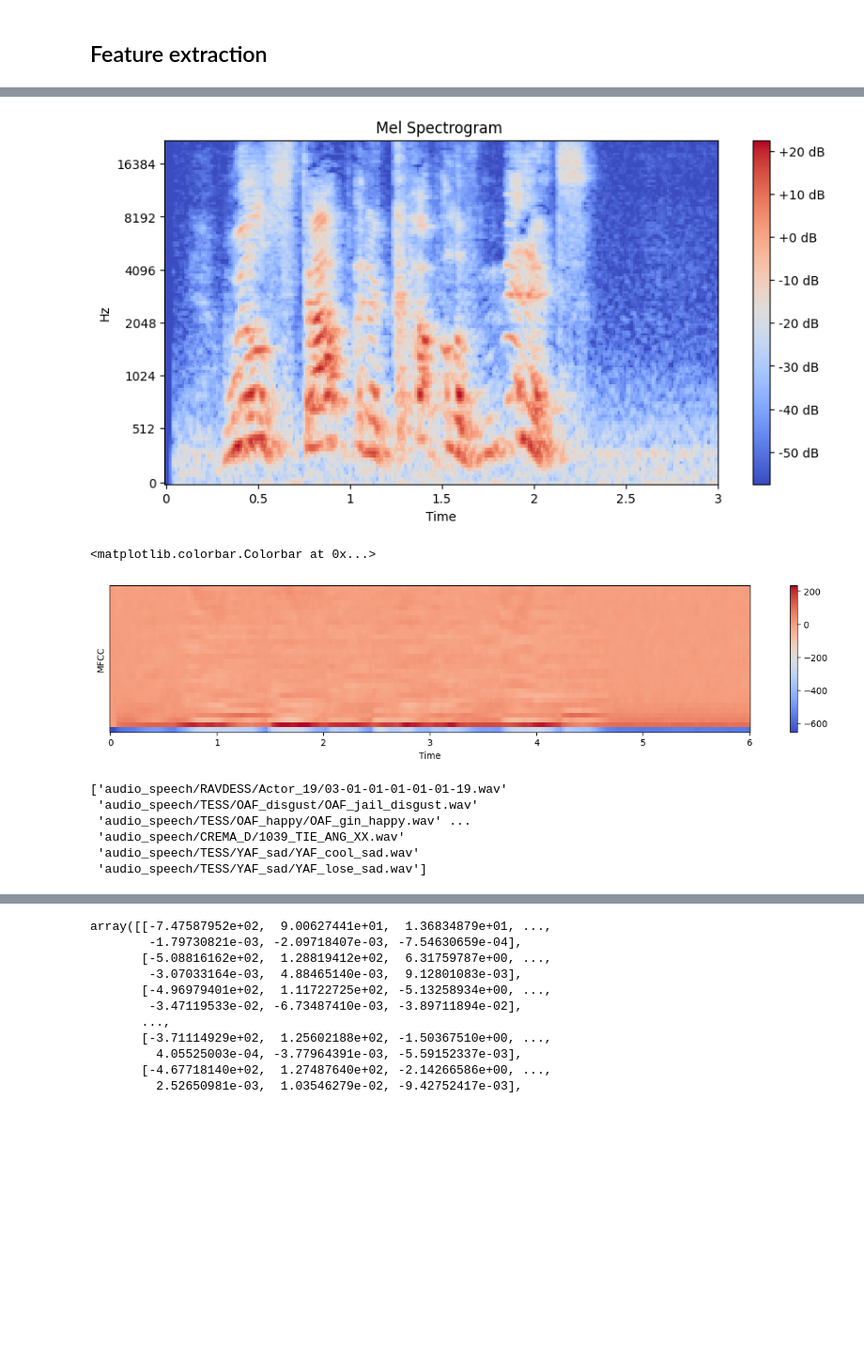
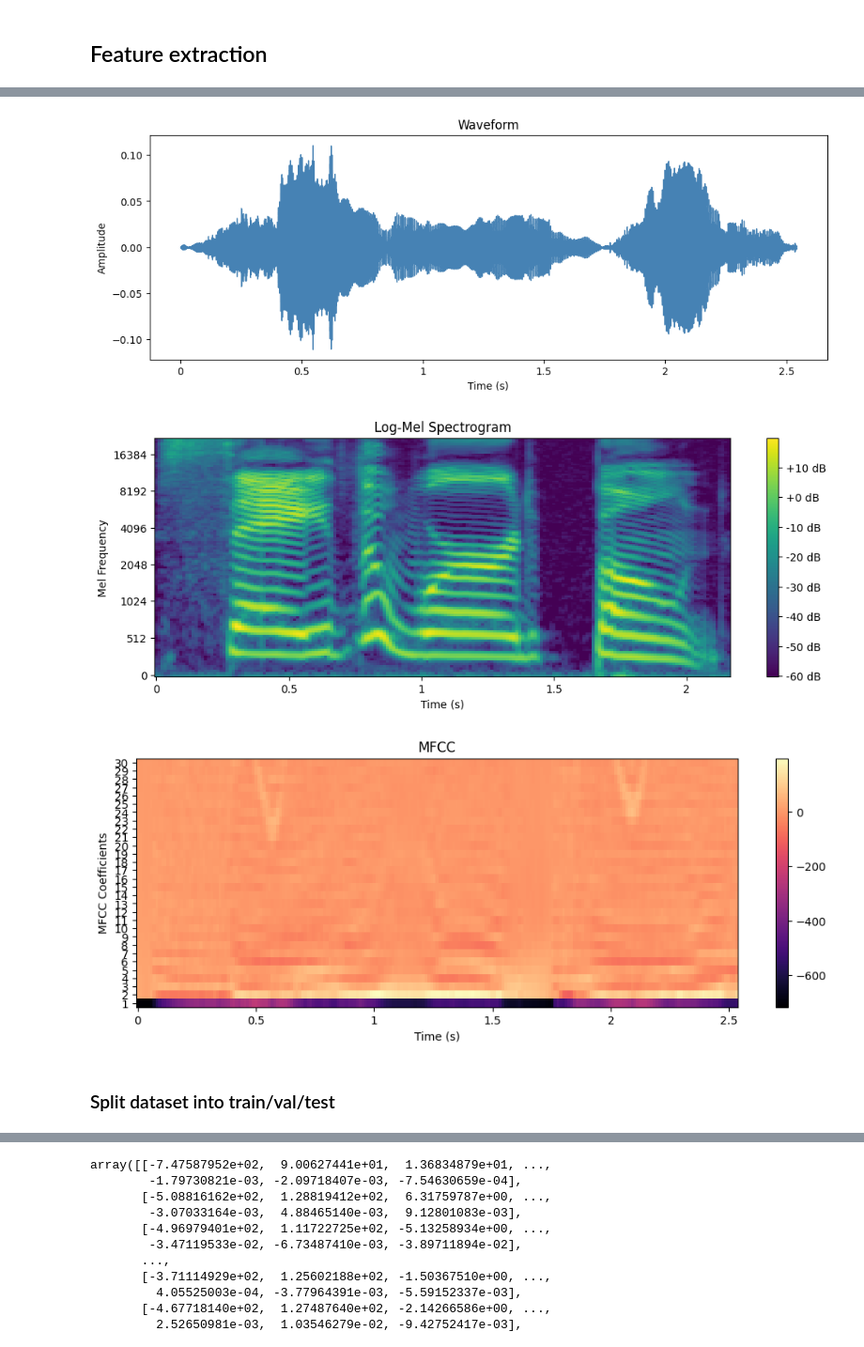
Before and after one commit to Chesh1M/Speech-Emotion-Recognition, a Jupyter notebook: dataset.ipynb, the cells around one changed output, grey strips where cells are left out. Shown at 94% size. Cells and saved outputs as stored; diff of their text form; code cells hidden in the pictures; blank space fills up the shorter version.

```diff
--- a/dataset.ipynb
+++ b/dataset.ipynb
@@ -155,2 +149,0 @@ test_files[0]
-# %%
-y, sr = librosa.load(test_files[0], sr=SR, res_type='kaiser_fast')
@@ -158,38 +193,49 @@ y, sr = librosa.load(test_files[0], sr=SR, res_type='kaiser_fast')
 ipd.Audio(y,rate=sr)
 # %% [output]
 [interactive output not drawn]
+# %%
+# CREATE LOG MEL SPECTROGRAM
+# 1. Mel Spectrogram (in dB)
+mel_spec = librosa.feature.melspectrogram(y=y, sr=sr, n_mels=128, fmax=8000)
+log_mel_spec = librosa.power_to_db(mel_spec)
+
+# 2. MFCC (from Mel Spectrogram)
+mfcc = librosa.feature.mfcc(S=log_mel_spec, n_mfcc=30)
+
+# (1) Waveform
+plt.figure(figsize=(12, 4))
+librosa.display.waveshow(y, sr=sr, color='steelblue')
+plt.title('Waveform')
+plt.xlabel('Time (s)')
+plt.ylabel('Amplitude')
+plt.show()
+# %% [output]
+[figure, added]
 # %%
-# CREATE LOG MEL SPECTROGRAM
-plt.figure(figsize=(10, 5))
-spectrogram = librosa.feature.melspectrogram(y=y, sr=sr, n_mels=128,fmax=8000)
-log_spectrogram = librosa.power_to_db(spectrogram)
-librosa.display.specshow(log_spectrogram, y_axis='mel', sr=sr, x_axis='time');
-plt.title('Mel Spectrogram ')
-plt.colorbar(format='%+2.0f dB');
+# (2) Mel Spectrogram
+plt.figure(figsize=(12, 4))
+librosa.display.specshow(log_mel_spec, sr=sr, x_axis='time', y_axis='mel', cmap='viridis')
+plt.title('Log-Mel Spectrogram')
+plt.xlabel('Time (s)')
+plt.ylabel('Mel Frequency')
+plt.colorbar(format='%+2.0f dB')
+plt.show()
 # %% [output]
-[figure, old version]
+[figure, new version]
-# %%
-mfcc = librosa.feature.mfcc(y=y, sr=sr, n_mfcc=30)
-
-# MFCC
-plt.figure(figsize=(16, 10))
-plt.subplot(3,1,1)
-librosa.display.specshow(mfcc, x_axis='time')
-plt.ylabel('MFCC')
-plt.colorbar()
-# %% [output]
-<matplotlib.colorbar.Colorbar at 0x...>
-[figure, removed]
-# %%
-for split_name, files in splits.items():
-    print(files)
-# %% [output]
-['audio_speech/RAVDESS/Actor_19/03-01-01-01-01-01-19.wav'
- 'audio_speech/TESS/OAF_disgust/OAF_jail_disgust.wav'
- 'audio_speech/TESS/OAF_happy/OAF_gin_happy.wav' ...
- 'audio_speech/CREMA_D/1039_TIE_ANG_XX.wav'
- 'audio_speech/TESS/YAF_sad/YAF_cool_sad.wav'
- 'audio_speech/TESS/YAF_sad/YAF_lose_sad.wav']
+# %%
+# (3) MFCC
+plt.figure(figsize=(12, 4))
+librosa.display.specshow(mfcc, x_axis='time', sr=sr, cmap='magma')
+plt.title('MFCC')
+plt.xlabel('Time (s)')
+plt.yticks(range(0, mfcc.shape[0], 1), labels=range(1, mfcc.shape[0] + 1, 1))
+plt.ylabel('MFCC Coefficients')
+plt.colorbar()
+plt.show()
+# %% [output]
+[figure, added]
+# %% [markdown]
+### Split dataset into train/val/test
 # %%
 for split_name, files in splits.items(): # test, test_files
     feature_start = time.time()
```
Also changed, not shown: parts of 8 cells of this notebook, 18 other files.
